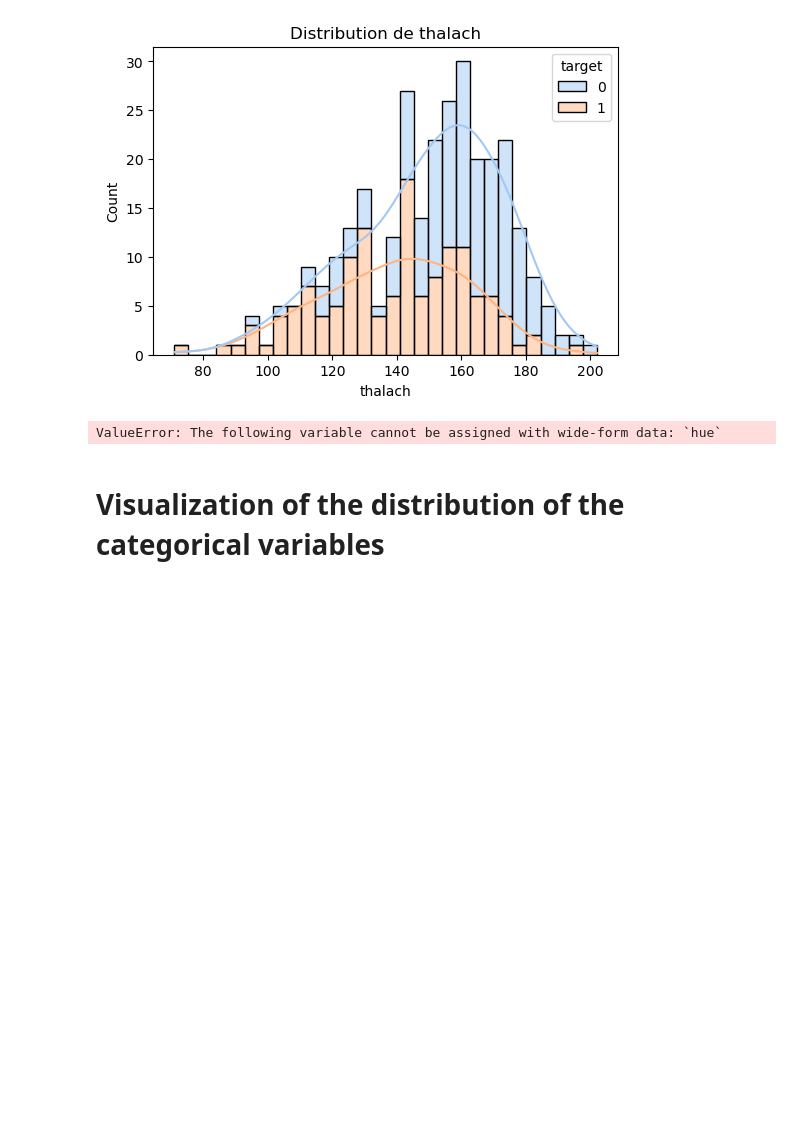
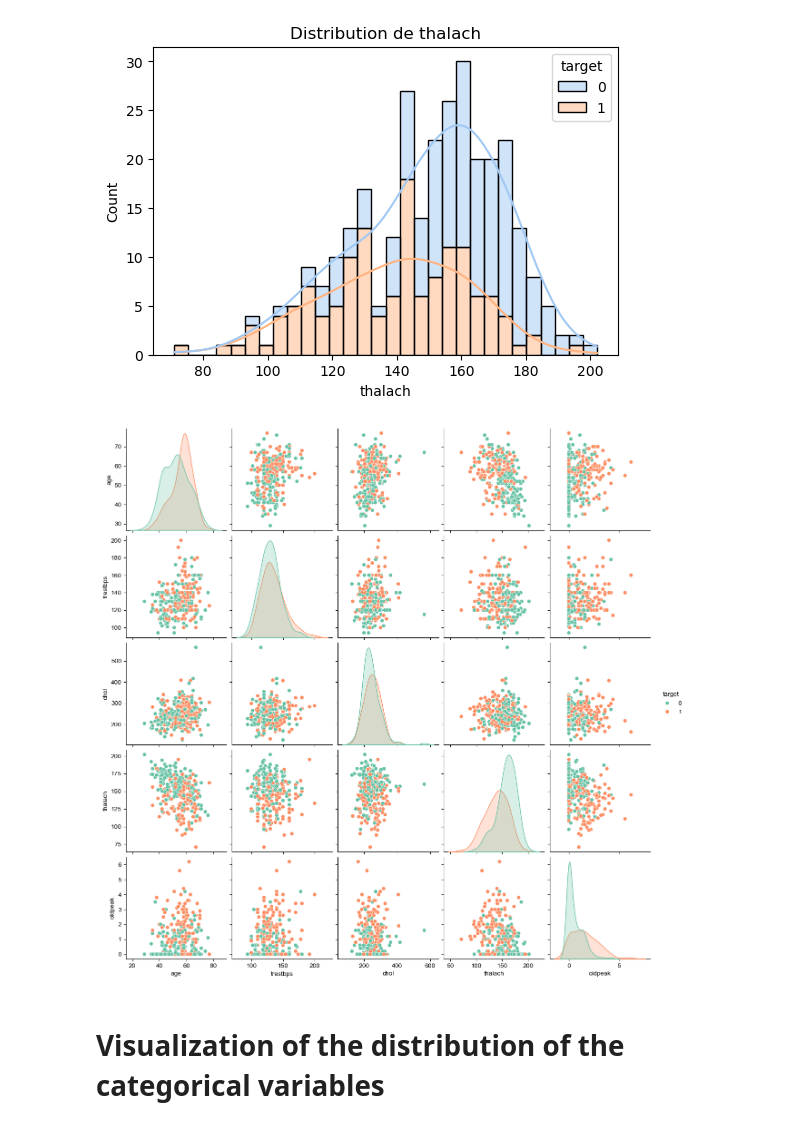
Before and after one commit to LynaMahdi/Comparative-analysis-of-PCA-CA-and-MCA, a Jupyter notebook: Heart-Disease-Analysis.ipynb, the cells around one changed output. Saved outputs shown, nothing was run; the diff lists cells and outputs as text; code cells hidden in the pictures; blank space fills up the shorter version.

```diff
--- a/Heart-Disease-Analysis.ipynb
+++ b/Heart-Disease-Analysis.ipynb
@@ -237,14 +237,15 @@ for col in continuous_features:
 [figure]
 # %%
 selected_col=['age','trestbps','chol','thalach','oldpeak','target']
-sns.countplot(dataset[selected_col], hue='target',diag_kind='none',palette='Set2', markers=['o','s'])
 # parplot: creer des scatter plots pour visualiser les relations entre chaque paire de variables dans le jeu de données.
 #hue permet de colorer les points du graphique en fonction des catégories d'une colonne (ici target)
 #diag_kind: type de graphique à utiliser pour la diagonale de la matrice
+
+sns.pairplot(dataset[selected_col], hue='target', palette='Set2', diag_kind='kde')
 sns.set(style='ticks')
 sns.despine()
 # %% [output]
-ValueError: The following variable cannot be assigned with wide-form data: `hue`
+[figure, added]
 # %% [markdown]
 # Visualization of the distribution of the categorical variables
 # %% [markdown]
```
